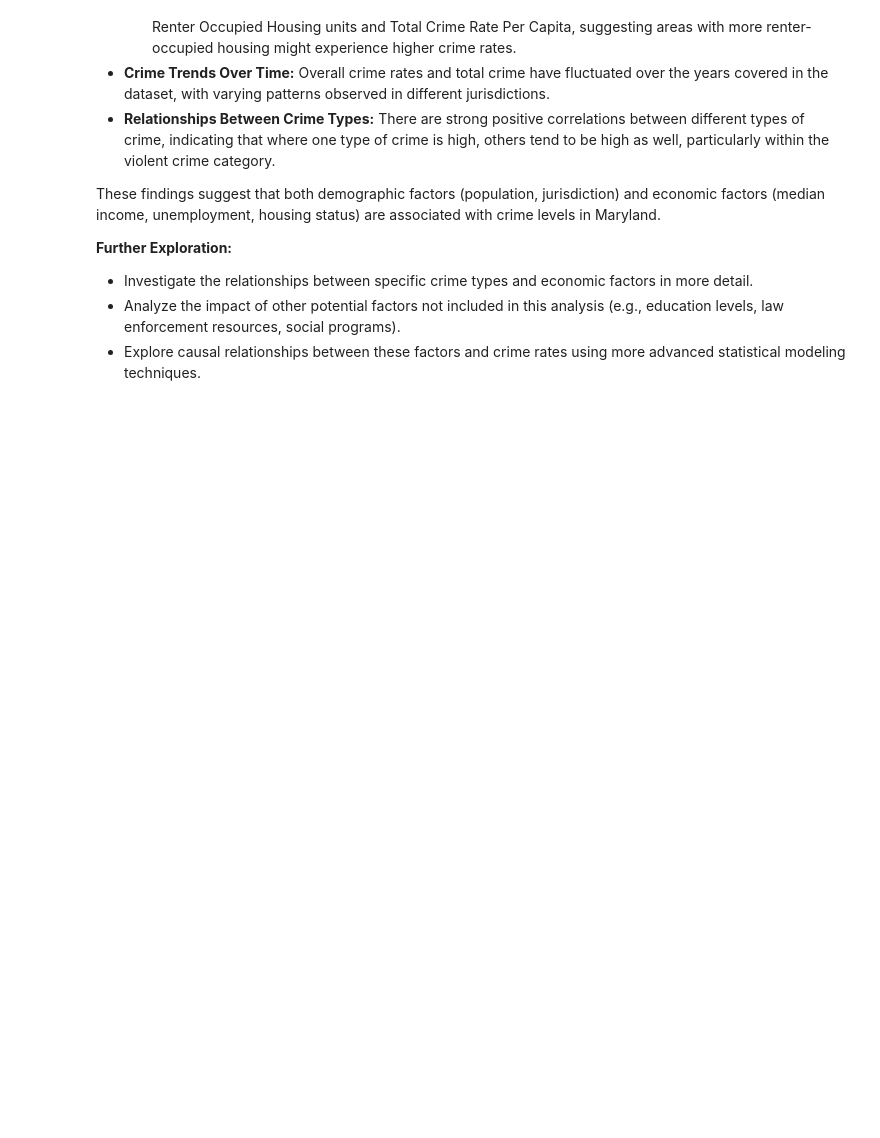
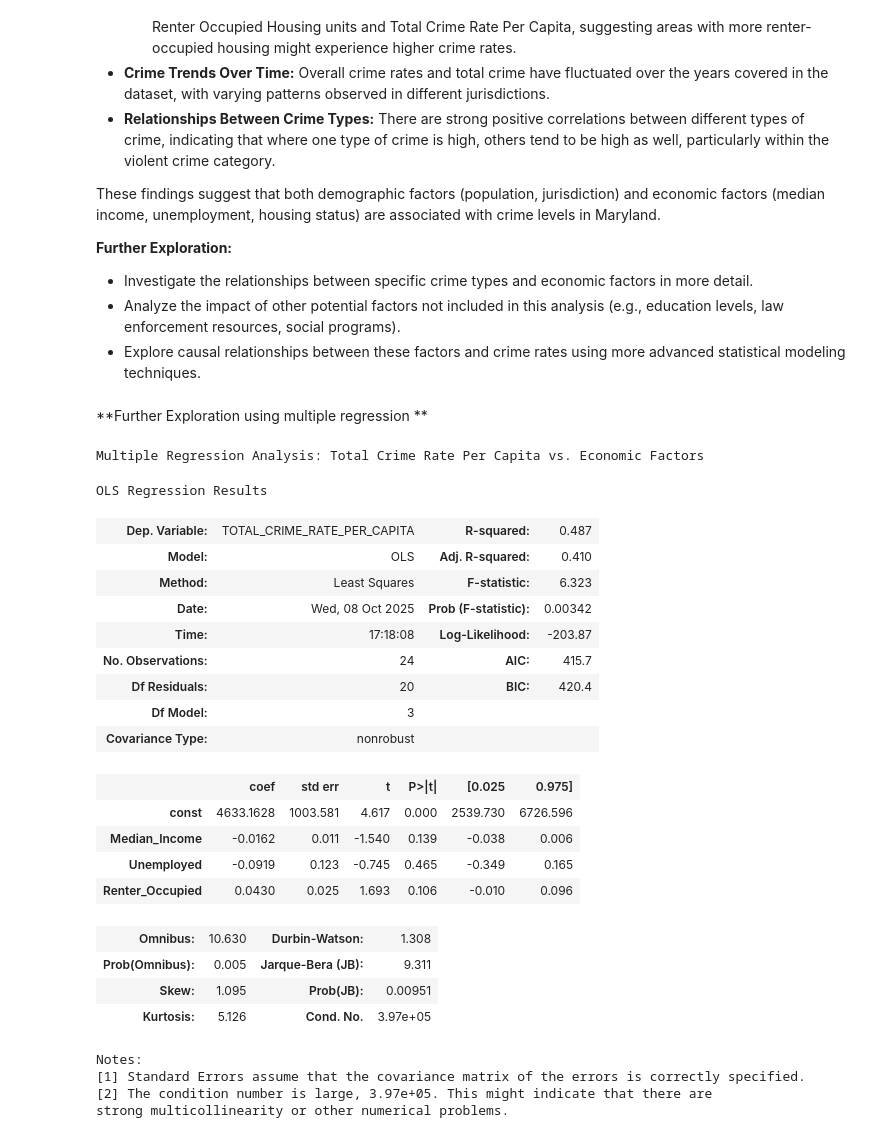
Before and after one commit to LilianeEff/Random-Projects, a Jupyter notebook: Crime_in_MD.ipynb, the cells around one changed output. Drawn from its saved outputs; the diff is of its cells as text; code cells hidden in the pictures; blank space fills up the shorter version.

```diff
--- a/Crime_in_MD.ipynb
+++ b/Crime_in_MD.ipynb
@@ -614,3 +614,47 @@ These findings suggest that both demographic factors (population, jurisdiction)
 *   Investigate the relationships between specific crime types and economic factors in more detail.
 *   Analyze the impact of other potential factors not included in this analysis (e.g., education levels, law enforcement resources, social programs).
 *   Explore causal relationships between these factors and crime rates using more advanced statistical modeling techniques.
+# %% [markdown]
+**Further Exploration using multiple regression **
+# %%
+import statsmodels.api as sm
+
+# Define the dependent and independent variables
+# Using economic factors (Median_Income, Unemployed, Renter_Occupied) and Population as independent variables
+X_multi = merged_data[['Median_Income', 'Unemployed', 'Renter_Occupied']] # Removed Population as it's already accounted for in per capita rate
+y_multi = merged_data['TOTAL_CRIME_RATE_PER_CAPITA']
+
+# Add a constant to the independent variables for the intercept
+X_multi = sm.add_constant(X_multi)
+
+# Create and fit the multiple regression model
+model_multi = sm.OLS(y_multi, X_multi, missing='drop').fit()
+
+# Display the regression summary
+print("Multiple Regression Analysis: Total Crime Rate Per Capita vs. Economic Factors")
+display(model_multi.summary())
+# %% [output]
+Multiple Regression Analysis: Total Crime Rate Per Capita vs. Economic Factors
+OLS Regression Results
+| Dep. Variable: | TOTAL_CRIME_RATE_PER_CAPITA | R-squared: | 0.487 |
+| Model: | OLS | Adj. R-squared: | 0.410 |
+| Method: | Least Squares | F-statistic: | 6.323 |
+| Date: | Wed, 08 Oct 2025 | Prob (F-statistic): | 0.00342 |
+| Time: | 17:18:08 | Log-Likelihood: | -203.87 |
+| No. Observations: | 24 | AIC: | 415.7 |
+| Df Residuals: | 20 | BIC: | 420.4 |
+| Df Model: | 3 |  |  |
+| Covariance Type: | nonrobust |  |  |
+|  | coef | std err | t | P>|t| | [0.025 | 0.975] |
+| const | 4633.1628 | 1003.581 | 4.617 | 0.000 | 2539.730 | 6726.596 |
+| Median_Income | -0.0162 | 0.011 | -1.540 | 0.139 | -0.038 | 0.006 |
+| Unemployed | -0.0919 | 0.123 | -0.745 | 0.465 | -0.349 | 0.165 |
+| Renter_Occupied | 0.0430 | 0.025 | 1.693 | 0.106 | -0.010 | 0.096 |
+| Omnibus: | 10.630 | Durbin-Watson: | 1.308 |
+| Prob(Omnibus): | 0.005 | Jarque-Bera (JB): | 9.311 |
+| Skew: | 1.095 | Prob(JB): | 0.00951 |
+| Kurtosis: | 5.126 | Cond. No. | 3.97e+05 |
+Notes:
+[1] Standard Errors assume that the covariance matrix of the errors is correctly specified.
+[2] The condition number is large, 3.97e+05. This might indicate that there are
+strong multicollinearity or other numerical problems.
```
Also changed, not shown: parts of 1 cell of this notebook.
